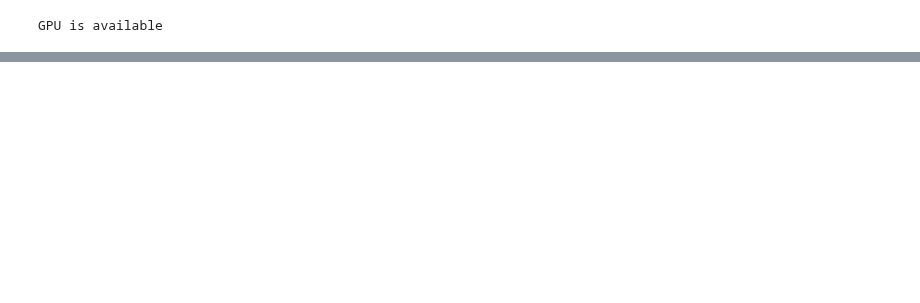
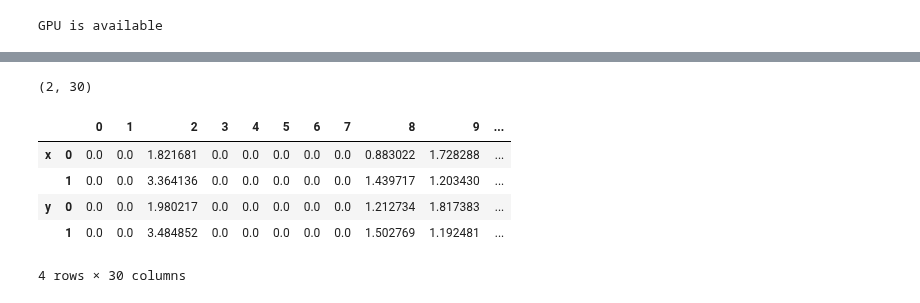
Before and after one commit to loekvanrossem/rnn_structure, a Jupyter notebook: main.ipynb, the cells around one changed output, grey strips where cells are left out. Drawn from its saved outputs; the diff is of its cells as text; code cells hidden in the pictures; blank space fills up the shorter version.

```diff
--- a/main.ipynb
+++ b/main.ipynb
@@ -111,0 +81,16 @@ Epoch: 3000/3000............. Loss: 0.00000 Validation Loss: 0.39008
+# %%
+X = np.array(hidden_states[0][0])
+Y = np.array(hidden_states[1][0])
+print(X.shape)
+# X.set_index(["input"])
+X = pd.DataFrame(X)
+Y = pd.DataFrame(Y)
+pd.concat([X,Y], keys=["x", "y"])
+# %% [output]
+(2, 30)
+|  |  | 0 | 1 | 2 | 3 | 4 | 5 | 6 | 7 | 8 | 9 | ... |
+| x | 0 | 0.0 | 0.0 | 1.821681 | 0.0 | 0.0 | 0.0 | 0.0 | 0.0 | 0.883022 | 1.728288 | ... |
+|  | 1 | 0.0 | 0.0 | 3.364136 | 0.0 | 0.0 | 0.0 | 0.0 | 0.0 | 1.439717 | 1.203430 | ... |
+| y | 0 | 0.0 | 0.0 | 1.980217 | 0.0 | 0.0 | 0.0 | 0.0 | 0.0 | 1.212734 | 1.817383 | ... |
+|  | 1 | 0.0 | 0.0 | 3.484852 | 0.0 | 0.0 | 0.0 | 0.0 | 0.0 | 1.502769 | 1.192481 | ... |
+4 rows × 30 columns
```
Also changed, not shown: parts of 14 cells of this notebook, 2 other files.
